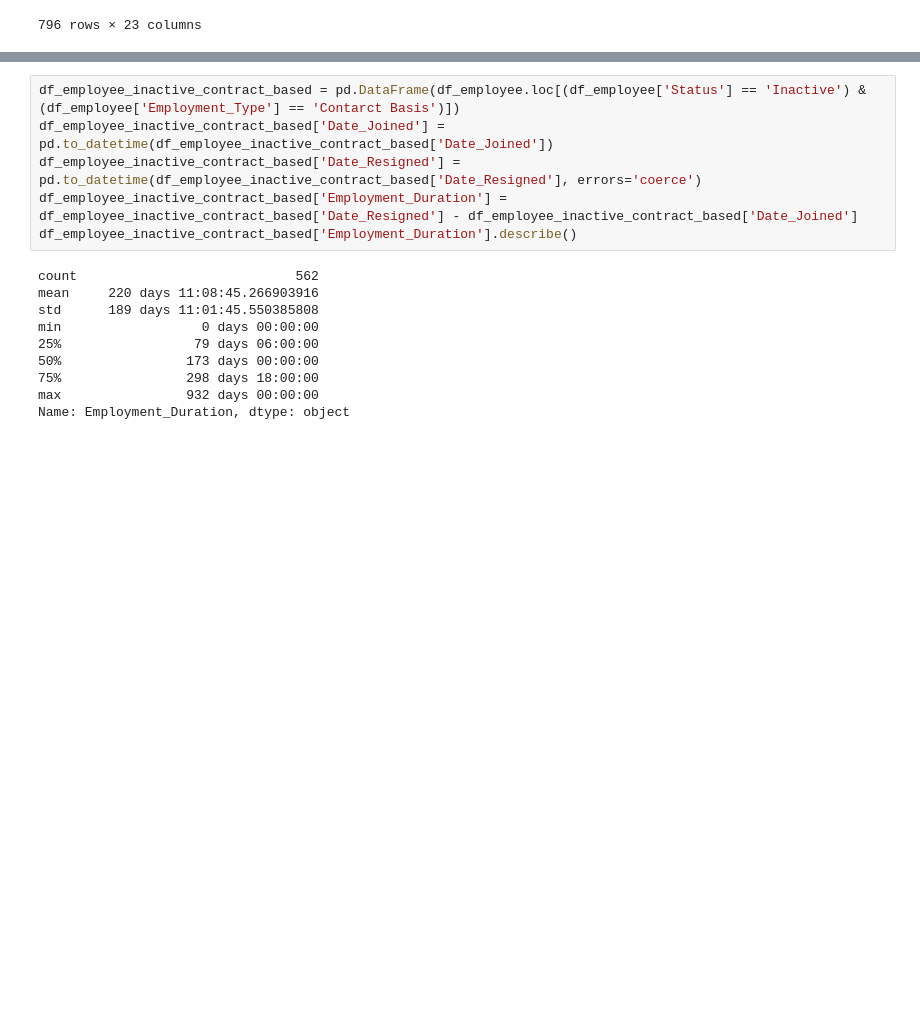
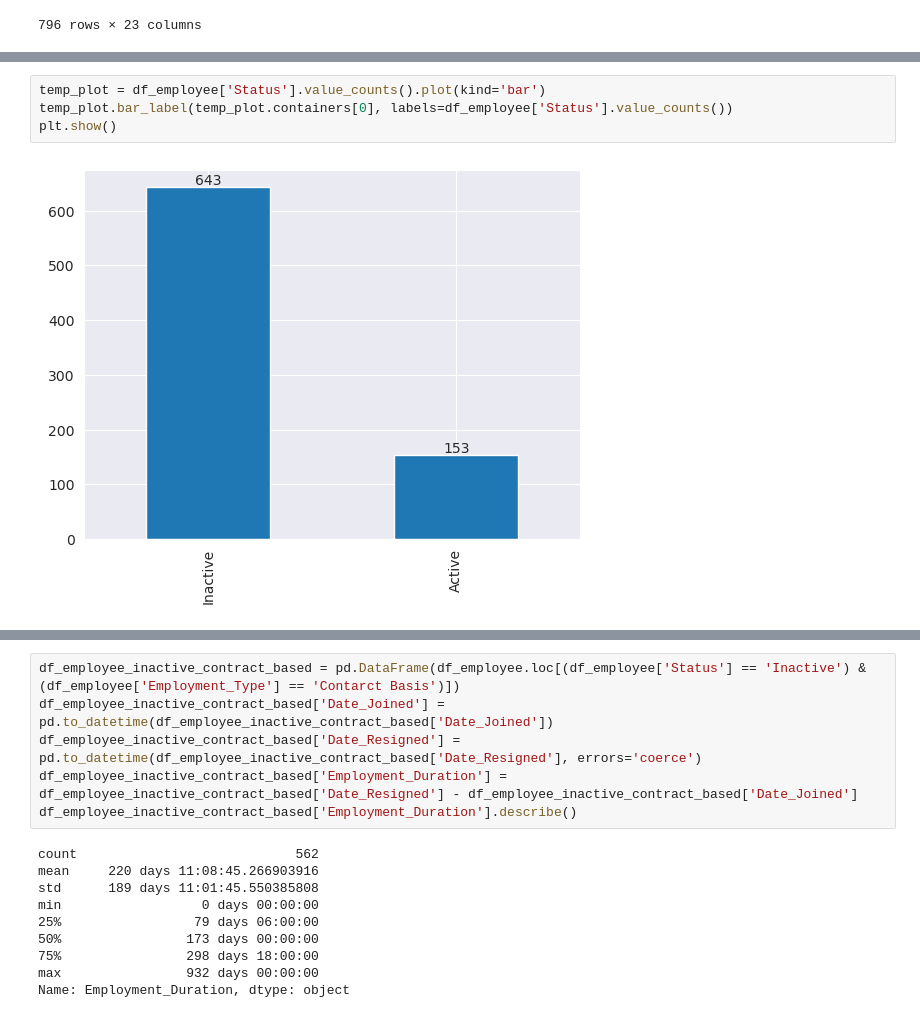
Before and after one commit to pcperera/attrition, a Jupyter notebook: descriptive-feature-engineering-combined.ipynb, the cells around one changed output, grey strips where cells are left out. Saved outputs shown, nothing was run; the diff lists cells and outputs as text; blank space fills up the shorter version.

```diff
--- a/descriptive-feature-engineering-combined.ipynb
+++ b/descriptive-feature-engineering-combined.ipynb
@@ -125,0 +118,6 @@ seaborn.pairplot(df_employee)
+# %%
+temp_plot = df_employee['Status'].value_counts().plot(kind='bar')
+temp_plot.bar_label(temp_plot.containers[0], labels=df_employee['Status'].value_counts())
+plt.show()
+# %% [output]
+[figure, added]
```
Also changed, not shown: parts of 3 cells of this notebook, 1 other file.
